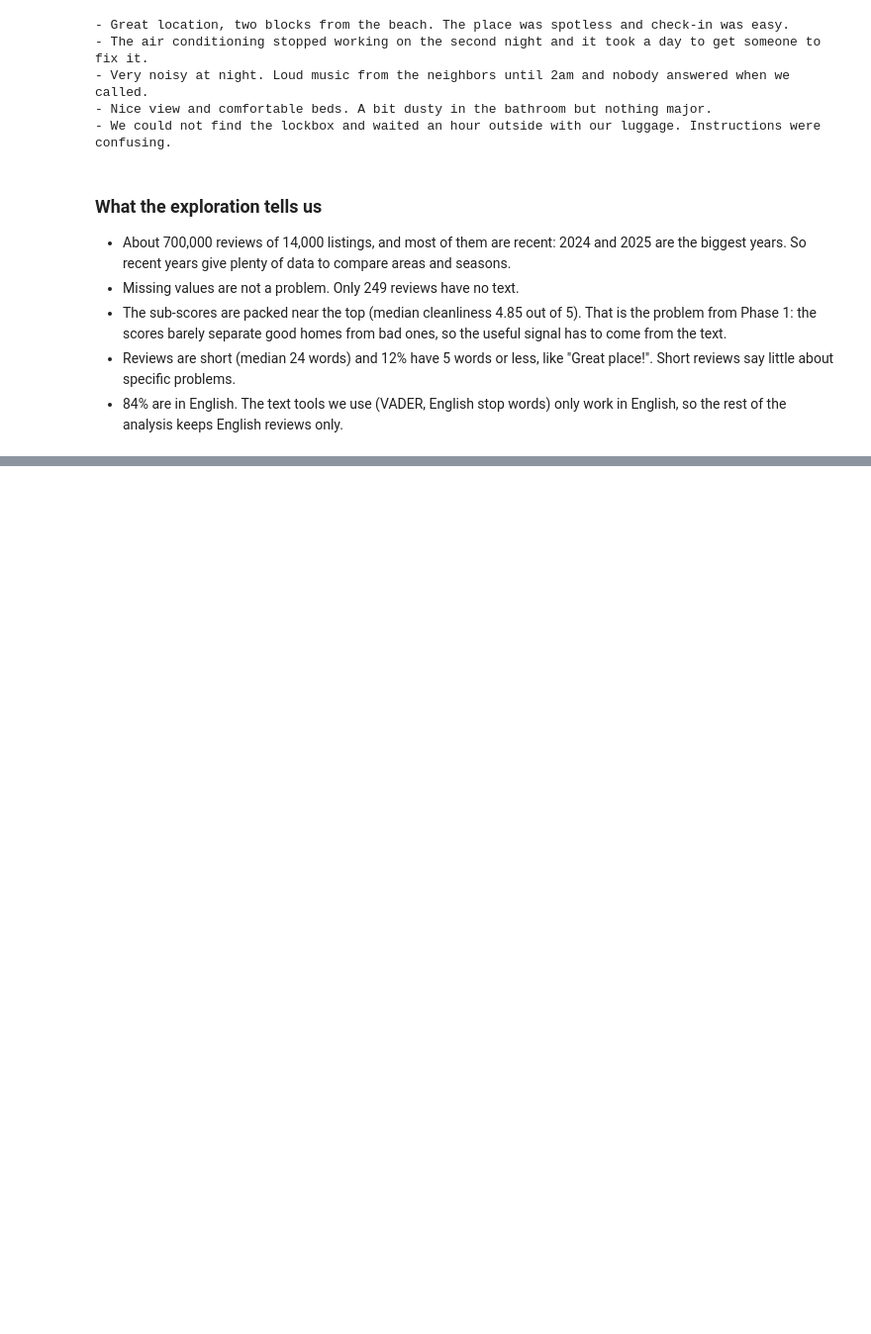
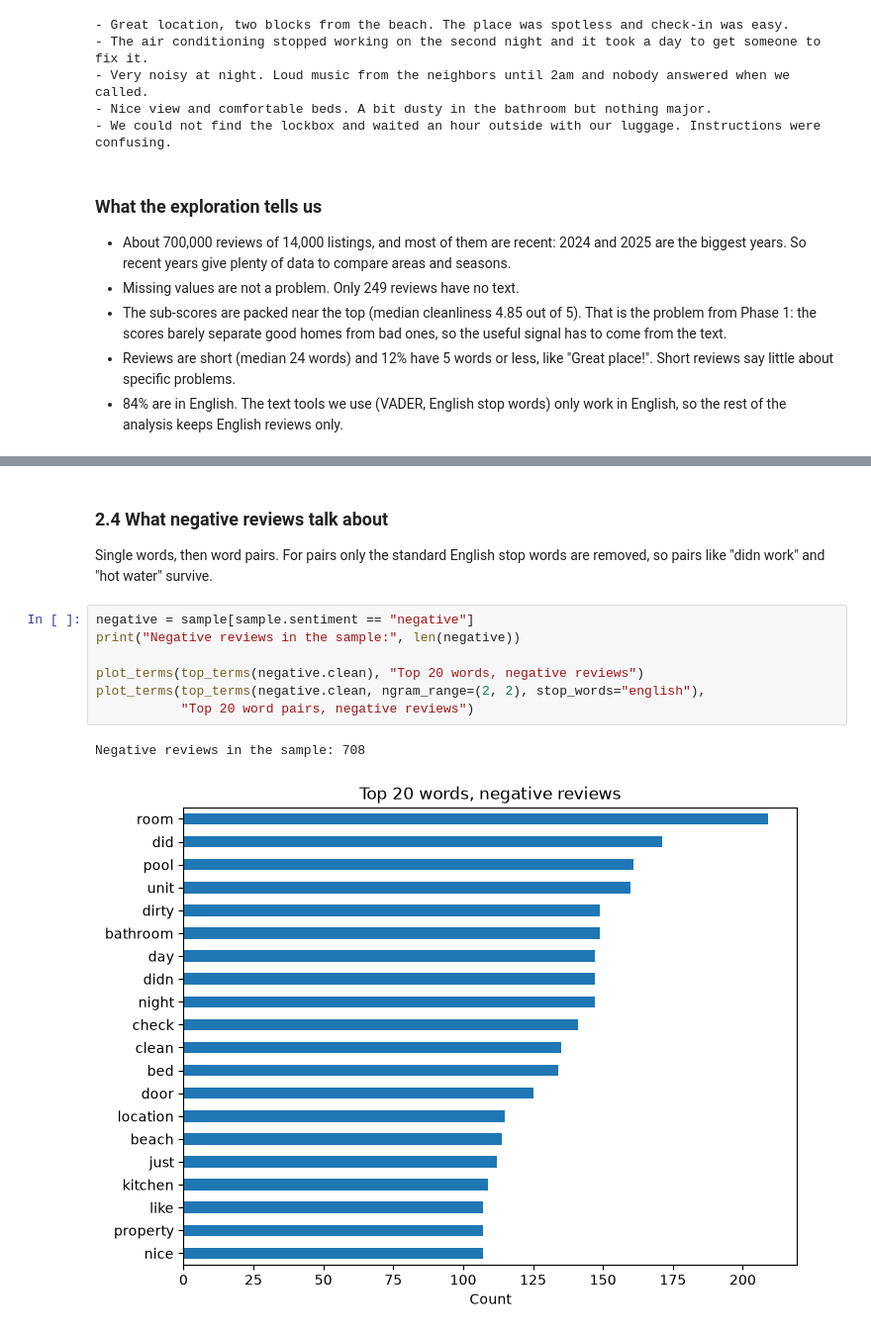
Before and after one commit to gui-buissa/str-guest-feedback-nlp, a Jupyter notebook: notebooks/phase2_exploration.ipynb, the cells around one changed output, grey strips where cells are left out. Shown at 99% size. Cells and saved outputs as stored; diff of their text form; blank space fills up the shorter version.

```diff
--- a/notebooks/phase2_exploration.ipynb
+++ b/notebooks/phase2_exploration.ipynb
@@ -155,0 +226,14 @@ for text in mock.comments.head(5):
+# %% [markdown]
+### 2.4 What negative reviews talk about
+
+Single words, then word pairs. For pairs only the standard English stop words are removed, so pairs like "didn work" and "hot water" survive.
+# %%
+negative = sample[sample.sentiment == "negative"]
+print("Negative reviews in the sample:", len(negative))
+
+plot_terms(top_terms(negative.clean), "Top 20 words, negative reviews")
+plot_terms(top_terms(negative.clean, ngram_range=(2, 2), stop_words="english"),
+           "Top 20 word pairs, negative reviews")
+# %% [output]
+Negative reviews in the sample: 708
+[figure, added]
```
Also changed, not shown: parts of 16 cells of this notebook.
